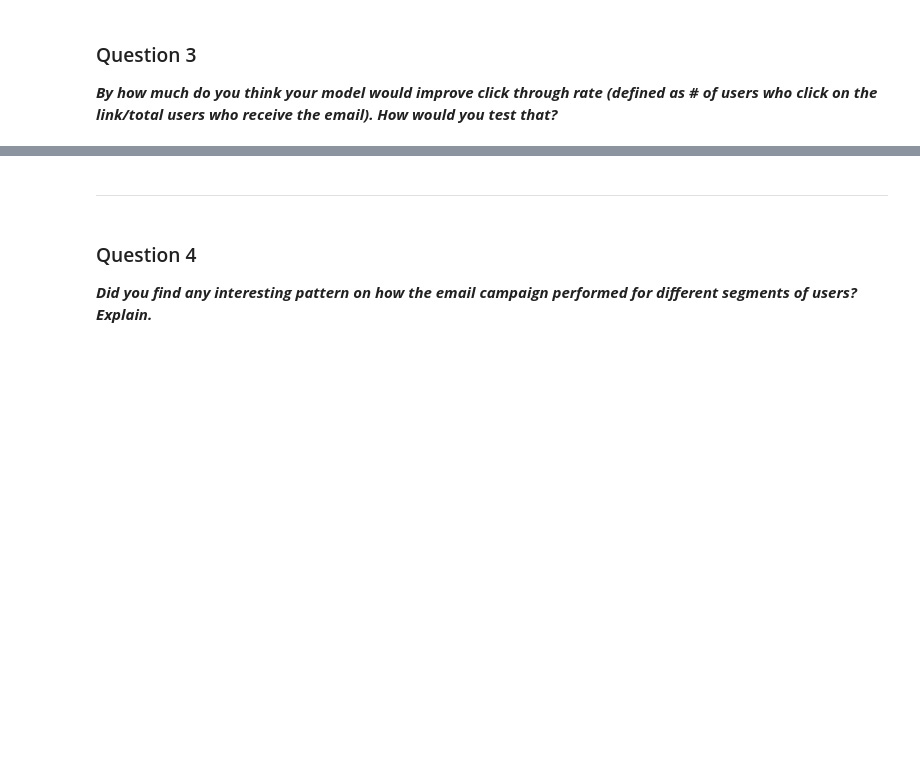
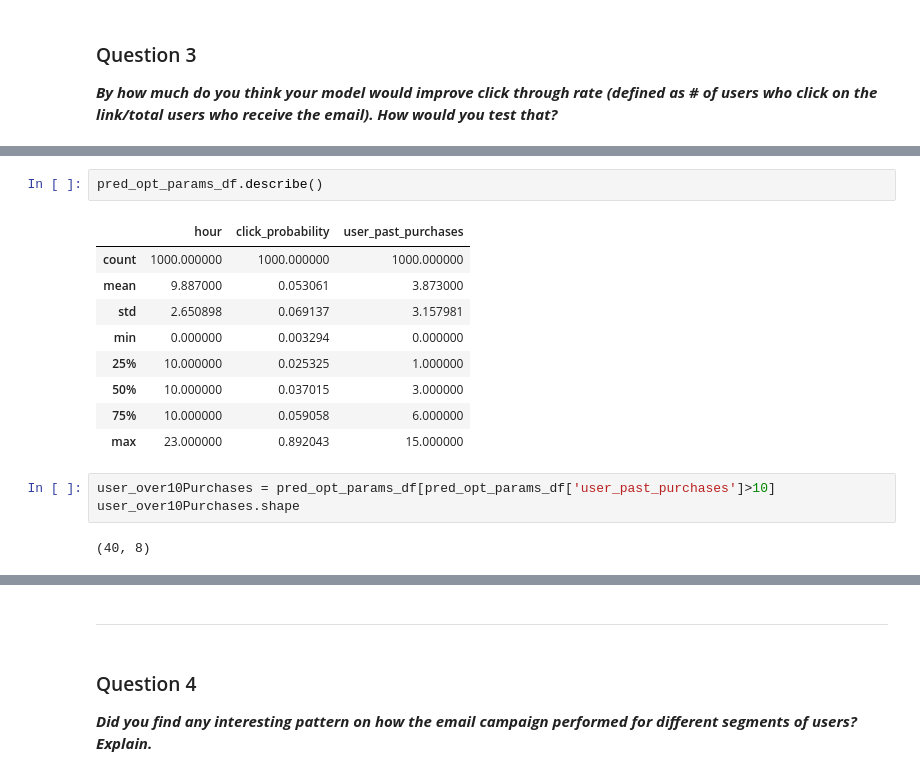
Before and after one commit to AbhaySDubey/email_campaign_optimization, a Jupyter notebook: analysis.ipynb, the cells around one changed output, grey strips where cells are left out. Cells and saved outputs as stored; diff of their text form; blank space fills up the shorter version.

```diff
--- a/analysis.ipynb
+++ b/analysis.ipynb
@@ -796,0 +783,17 @@ pred_probabilistic
+# %%
+pred_opt_params_df.describe()
+# %% [output]
+|  | hour | click_probability | user_past_purchases |
+| count | 1000.000000 | 1000.000000 | 1000.000000 |
+| mean | 9.887000 | 0.053061 | 3.873000 |
+| std | 2.650898 | 0.069137 | 3.157981 |
+| min | 0.000000 | 0.003294 | 0.000000 |
+| 25% | 10.000000 | 0.025325 | 1.000000 |
+| 50% | 10.000000 | 0.037015 | 3.000000 |
+| 75% | 10.000000 | 0.059058 | 6.000000 |
+| max | 23.000000 | 0.892043 | 15.000000 |
+# %%
+user_over10Purchases = pred_opt_params_df[pred_opt_params_df['user_past_purchases']>10]
+user_over10Purchases.shape
+# %% [output]
+(40, 8)
```
Also changed, not shown: parts of 14 cells of this notebook.
